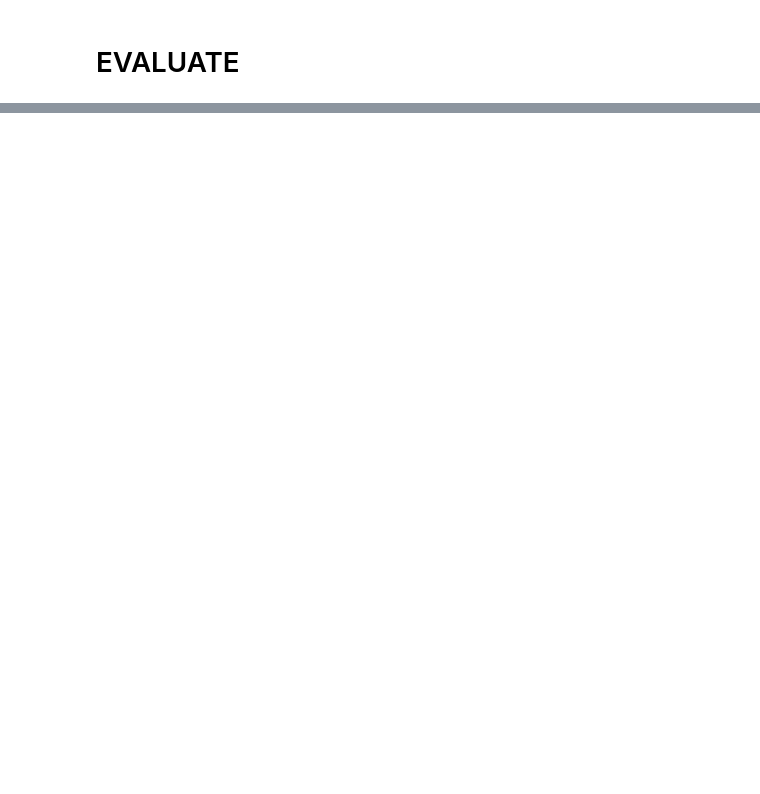
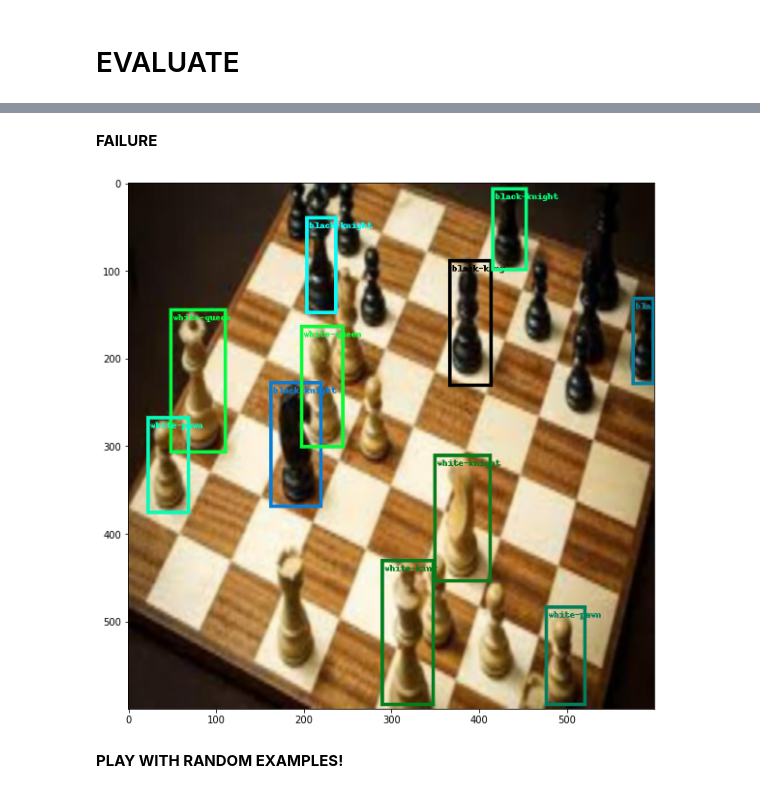
Before and after one commit to PatrizioPerugini/MOD_VISIOPE, a Jupyter notebook: proj_vision.ipynb, the cells around one changed output, grey strips where cells are left out. Saved outputs shown, nothing was run; the diff lists cells and outputs as text; code cells hidden in the pictures; blank space fills up the shorter version.

```diff
--- a/proj_vision.ipynb
+++ b/proj_vision.ipynb
@@ -641,0 +509,9 @@ plt.imshow(draw_bounding_boxes(img_int,
+# %% [markdown]
+**FAILURE**
+# %%
+img, _ = test_dataset[74]
+make_pred(img)
+# %% [output]
+[figure, added]
+# %% [markdown]
+**PLAY WITH RANDOM EXAMPLES!**
```
Also changed, not shown: parts of 41 cells of this notebook.
